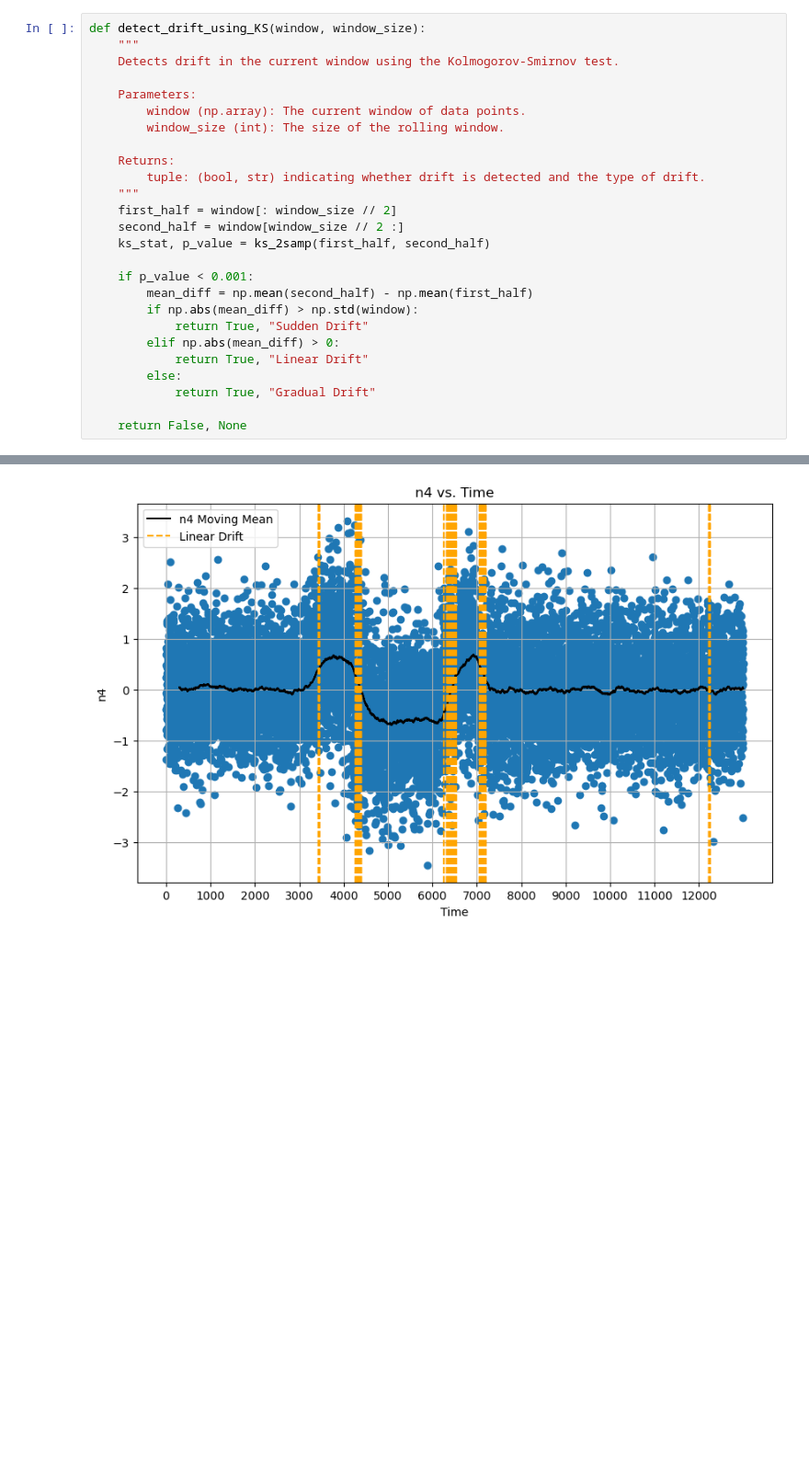
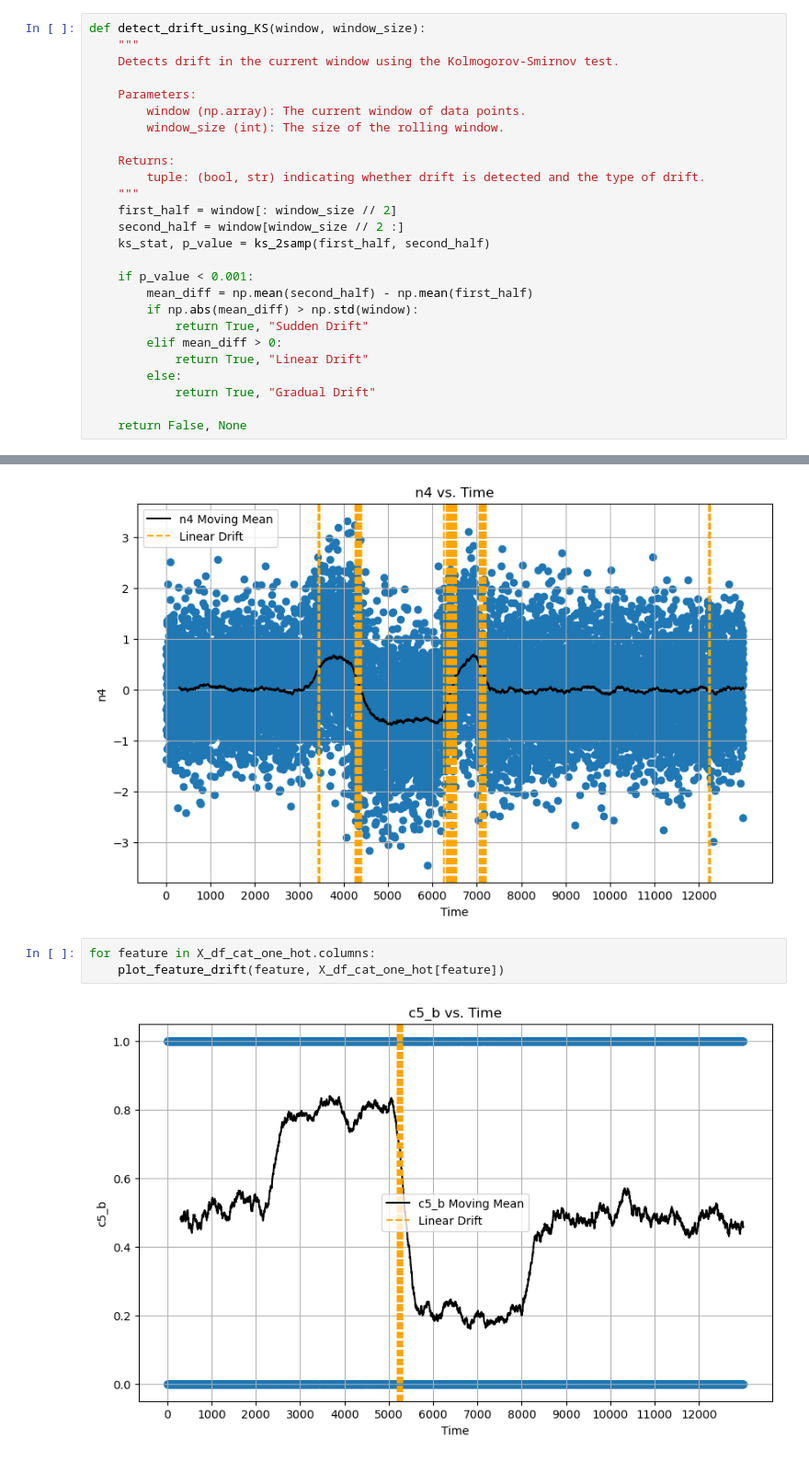
Before and after one commit to aditya0by0/stream-viz, a Jupyter notebook: notebooks/Feature_Drift_Final.ipynb, the cells around one changed output, grey strips where cells are left out. Shown at 92% size. Cells and saved outputs as stored; diff of their text form; blank space fills up the shorter version.

```diff
--- a/notebooks/Feature_Drift_Final.ipynb
+++ b/notebooks/Feature_Drift_Final.ipynb
@@ -130,7 +130,7 @@ def detect_drift_using_KS(window, window_size):
         mean_diff = np.mean(second_half) - np.mean(first_half)
         if np.abs(mean_diff) > np.std(window):
             return True, "Sudden Drift"
-        elif np.abs(mean_diff) > 0:
+        elif mean_diff > 0:
             return True, "Linear Drift"
         else:
             return True, "Gradual Drift"
@@ -244,3 +244,8 @@ for feature in non_cat_columns:
 [figure]
 [figure]
 [figure]
+# %%
+for feature in X_df_cat_one_hot.columns:
+    plot_feature_drift(feature, X_df_cat_one_hot[feature])
+# %% [output]
+[figure, added]
```
Also changed, not shown: parts of 2 cells of this notebook, 5 other files.
